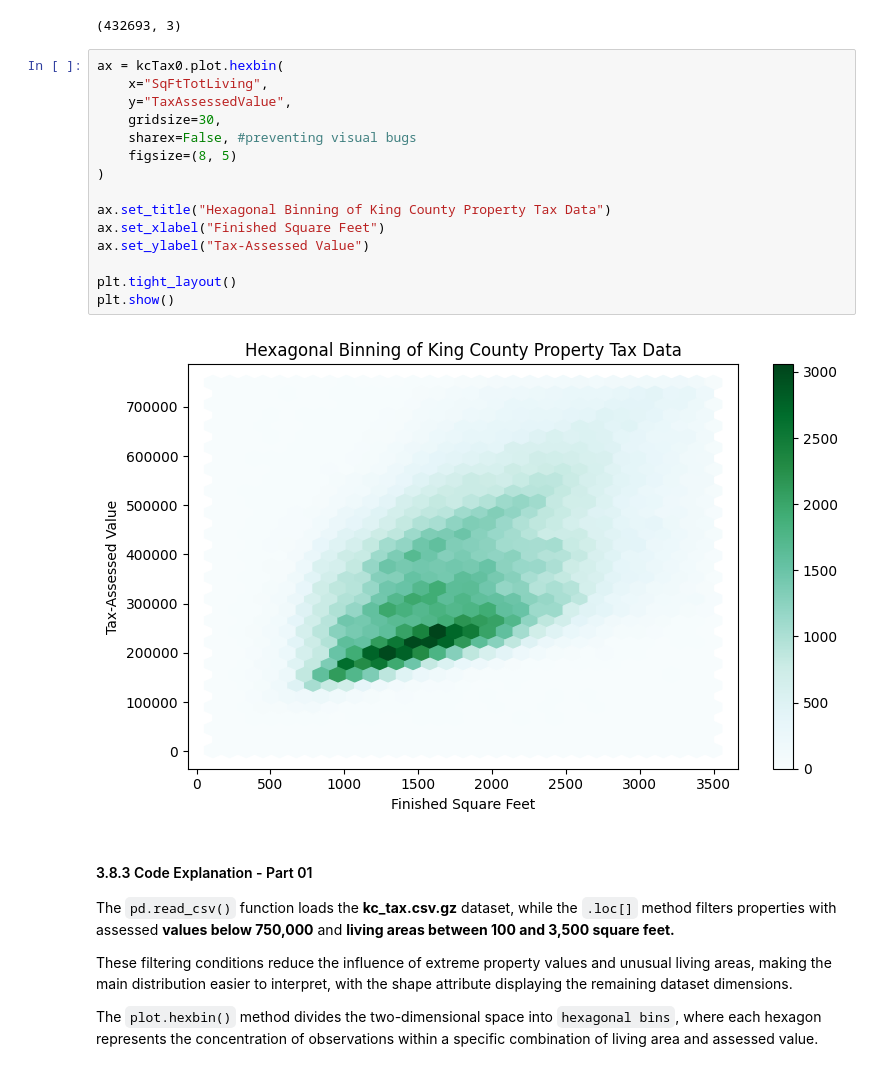
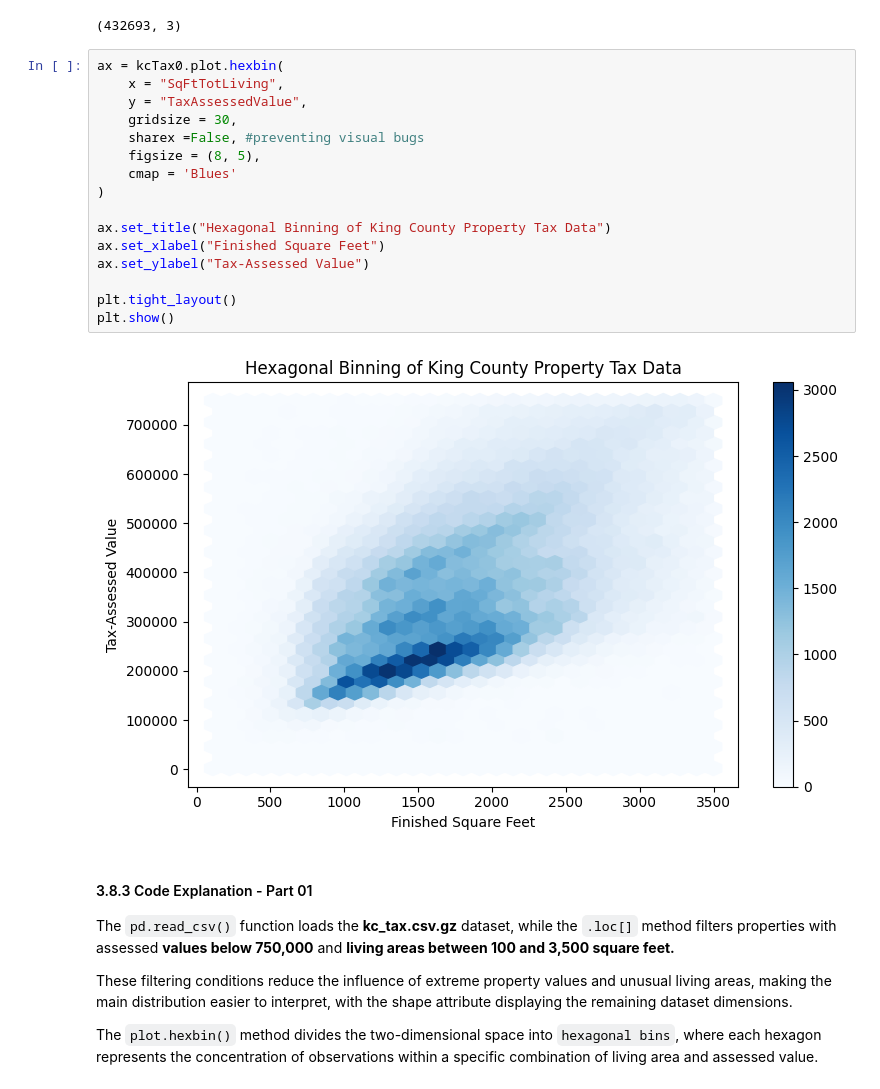
Before and after one commit to kinanpta/Practical-Statistics-for-Data-Scientists, a Jupyter notebook: Chapter01_Exploratory_Data_Analysis.ipynb, the cells around one changed output. Drawn from its saved outputs; the diff is of its cells as text.

```diff
--- a/Chapter01_Exploratory_Data_Analysis.ipynb
+++ b/Chapter01_Exploratory_Data_Analysis.ipynb
@@ -901,21 +901,22 @@ print(kcTax0.shape)
 (432693, 3)
 # %%
 ax = kcTax0.plot.hexbin(
-    x="SqFtTotLiving",
-    y="TaxAssessedValue",
-    gridsize=30,
-    sharex=False, #preventing visual bugs
-    figsize=(8, 5)
+    x = "SqFtTotLiving",
+    y = "TaxAssessedValue",
+    gridsize = 30,
+    sharex =False, #preventing visual bugs
+    figsize = (8, 5),
+    cmap = 'Blues'
 )
 
 ax.set_title("Hexagonal Binning of King County Property Tax Data")
 ax.set_xlabel("Finished Square Feet")
 ax.set_ylabel("Tax-Assessed Value")
 
 plt.tight_layout()
 plt.show()
 # %% [output]
-[figure, old version]
+[figure, new version]
 # %% [markdown]
 #### 3.8.3 Code Explanation - Part 01
 
```
